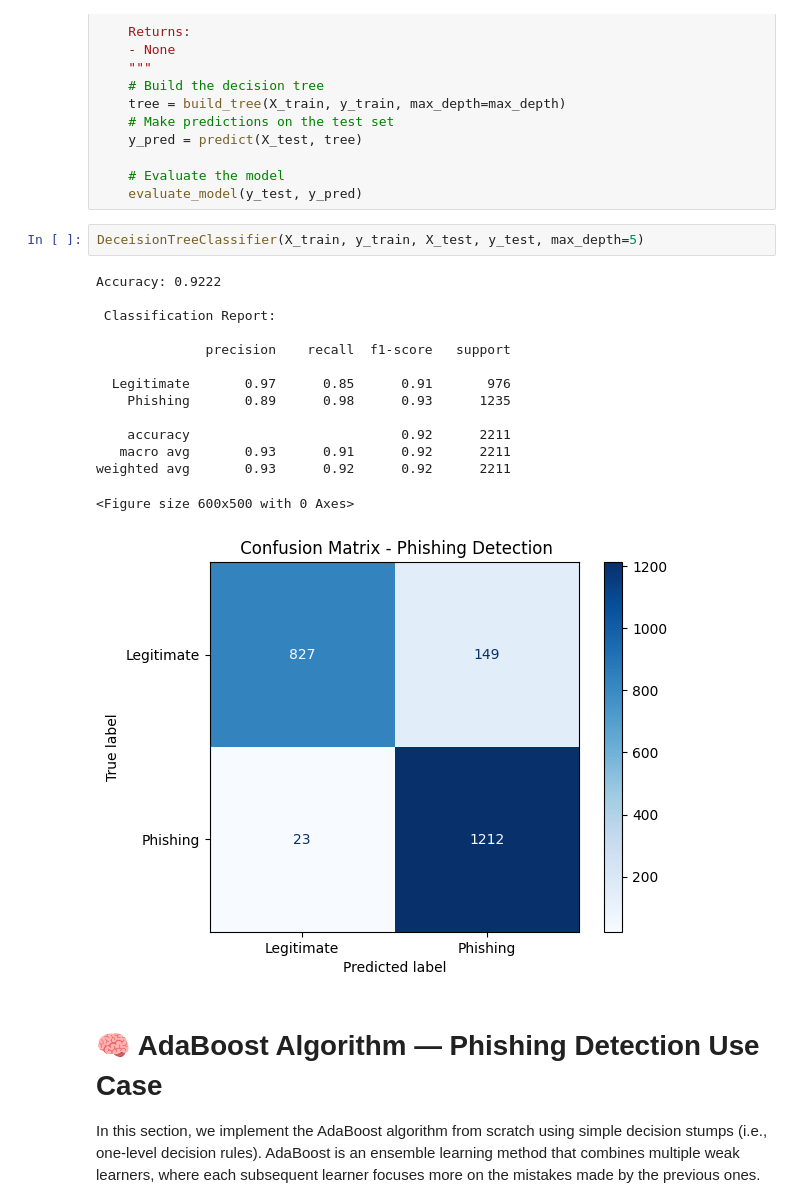
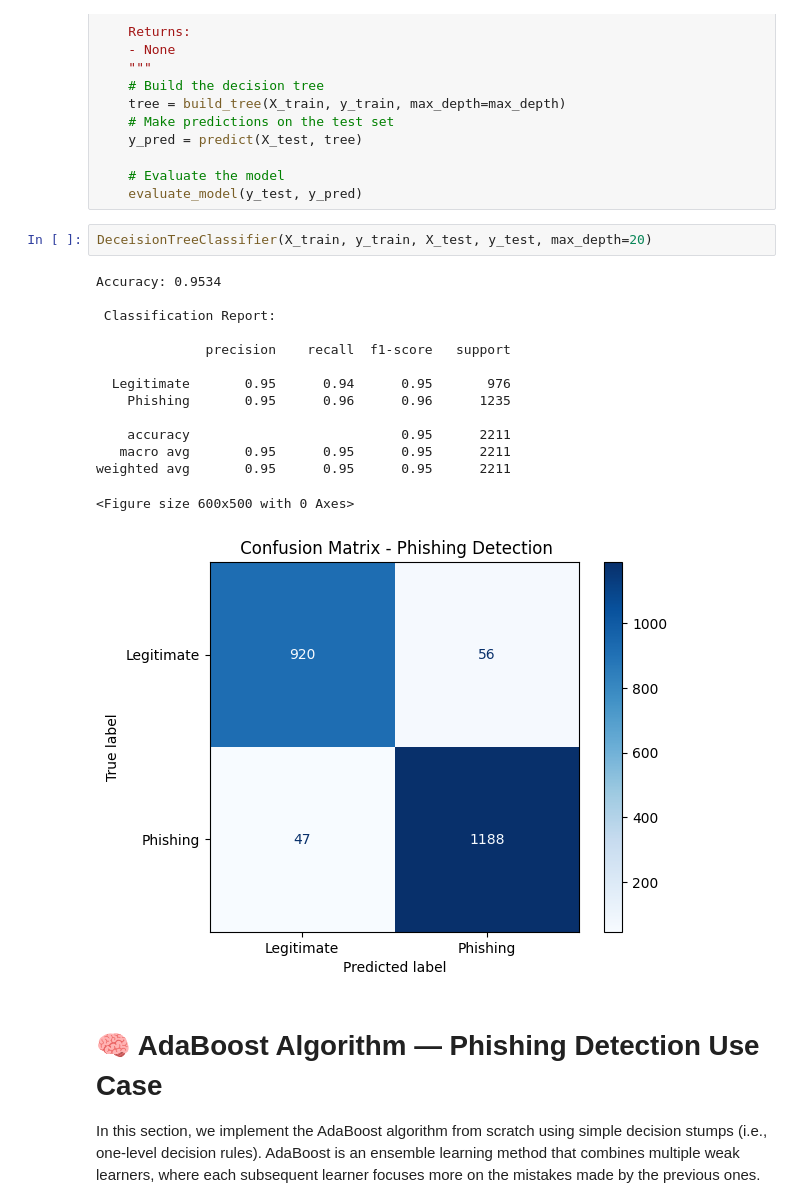
Before and after one commit to Kareemnat12/Machine_learningFinal, a Jupyter notebook: final.ipynb, the cells around one changed output. Cells and saved outputs as stored; diff of their text form.

```diff
--- a/final.ipynb
+++ b/final.ipynb
@@ -347,22 +347,22 @@ def DeceisionTreeClassifier(X_train, y_train, X_test, y_test, max_depth=None):
     # Evaluate the model
     evaluate_model(y_test, y_pred)
 # %%
-DeceisionTreeClassifier(X_train, y_train, X_test, y_test, max_depth=5)
+DeceisionTreeClassifier(X_train, y_train, X_test, y_test, max_depth=20)
 # %% [output]
-Accuracy: 0.9222
+Accuracy: 0.9534
 
  Classification Report:
 
               precision    recall  f1-score   support
 
-  Legitimate       0.97      0.85      0.91       976
-    Phishing       0.89      0.98      0.93      1235
+  Legitimate       0.95      0.94      0.95       976
+    Phishing       0.95      0.96      0.96      1235
 
-    accuracy                           0.92      2211
-   macro avg       0.93      0.91      0.92      2211
-weighted avg       0.93      0.92      0.92      2211
+    accuracy                           0.95      2211
+   macro avg       0.95      0.95      0.95      2211
+weighted avg       0.95      0.95      0.95      2211
 <Figure size 600x500 with 0 Axes>
-[figure, old version]
+[figure, new version]
 # %% [markdown]
 
 # 🧠 AdaBoost Algorithm — Phishing Detection Use Case
```
Also changed, not shown: parts of 9 cells of this notebook.
